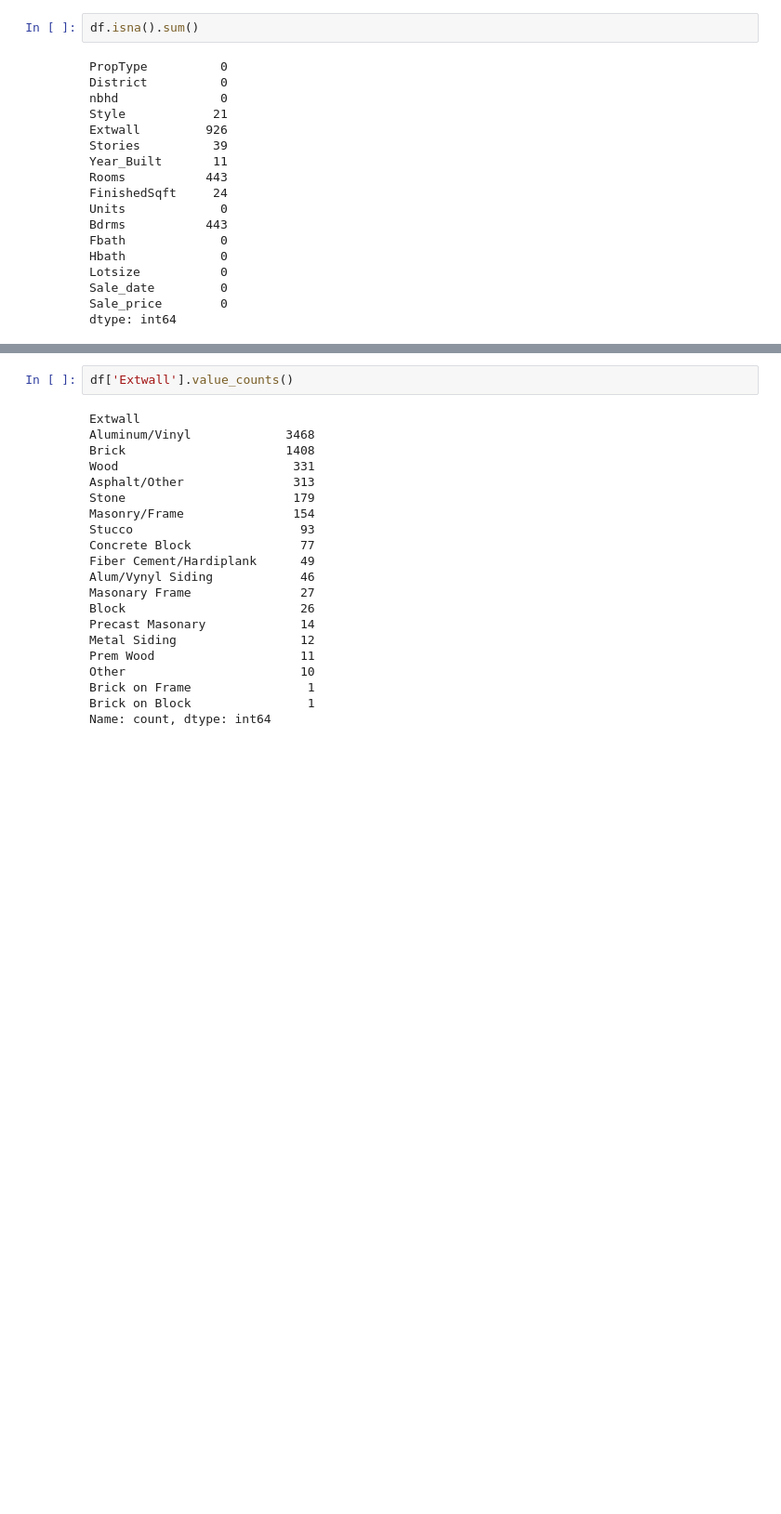
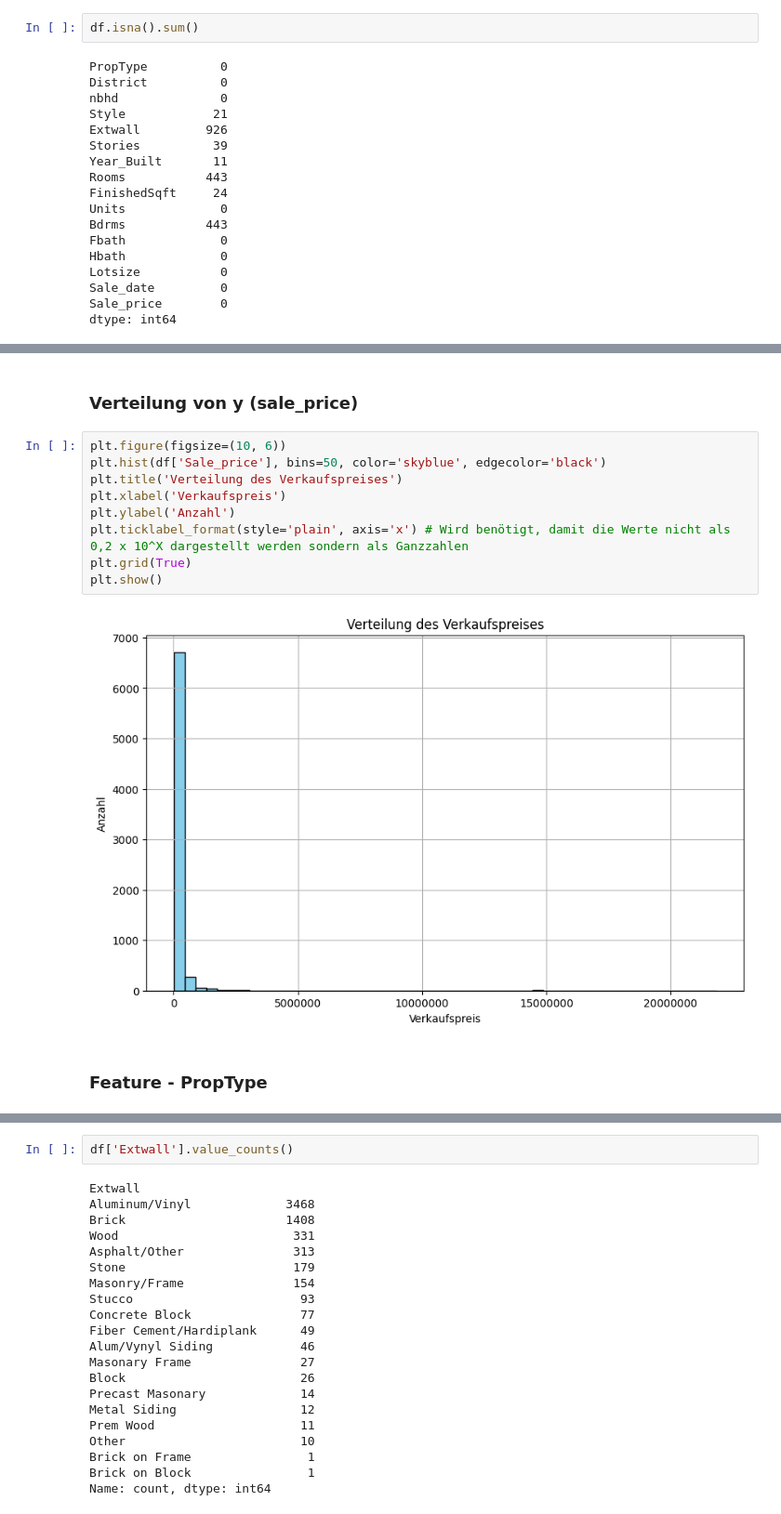
Before and after one commit to mixd304/dbuas-modul_13-applied-ds-2-ml-and-reporting-studienarbeit-darius-mix, a Jupyter notebook: notebooks/eda.ipynb, the cells around one changed output, grey strips where cells are left out. Shown at 93% size. Saved outputs shown, nothing was run; the diff lists cells and outputs as text; blank space fills up the shorter version.

```diff
--- a/notebooks/eda.ipynb
+++ b/notebooks/eda.ipynb
@@ -121,0 +195,15 @@ dtype: int64
+# %% [markdown]
+### Verteilung von y (sale_price)
+# %%
+plt.figure(figsize=(10, 6))
+plt.hist(df['Sale_price'], bins=50, color='skyblue', edgecolor='black')
+plt.title('Verteilung des Verkaufspreises')
+plt.xlabel('Verkaufspreis')
+plt.ylabel('Anzahl')
+plt.ticklabel_format(style='plain', axis='x') # Wird benötigt, damit die Werte nicht als 0,2 x 10^X dargestellt werden sondern als Ganzzahlen
+plt.grid(True)
+plt.show()
+# %% [output]
+[figure, added]
+# %% [markdown]
+### Feature - PropType
```
Also changed, not shown: parts of 53 cells of this notebook.
